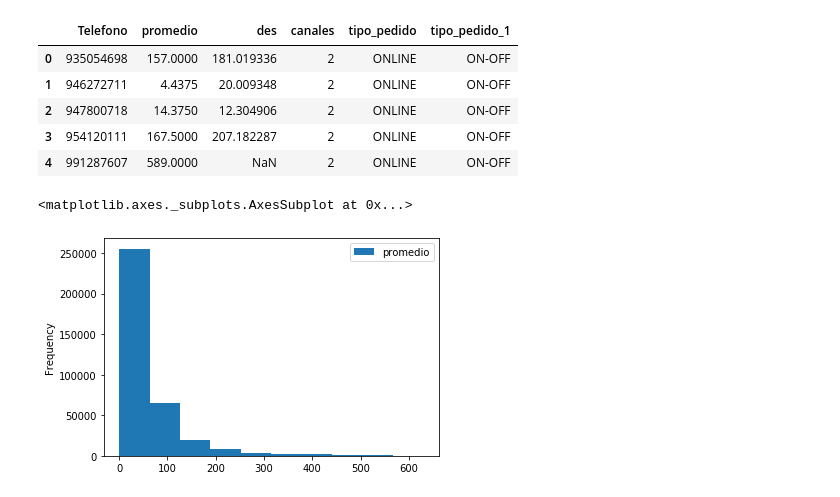
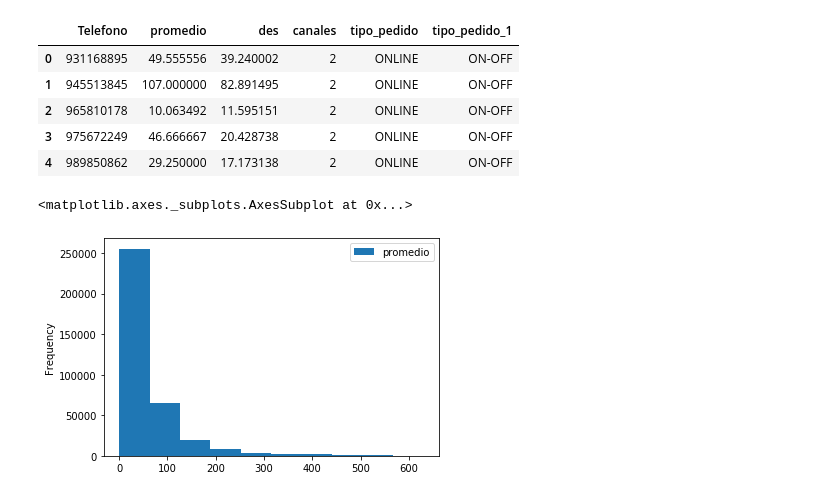
Before and after one commit to fbenavides-gasco/gasco-modelo-fuga, a Jupyter notebook: Pruebas Fuga.ipynb, the cells around one changed output. Saved outputs shown, nothing was run; the diff lists cells and outputs as text; code cells hidden in the pictures.

```diff
--- a/Pruebas Fuga.ipynb
+++ b/Pruebas Fuga.ipynb
@@ -1,8 +1,20 @@
 # %%
 import pandas as pd
+# %%
+#Conexion a GCP - BigQuery
+import pydata_google_auth
+from google.cloud import bigquery
+SCOPES = [
+    'https://www.googleapis.com/auth/cloud-platform',
+    'https://www.googleapis.com/auth/drive',
+]
+credentials = pydata_google_auth.get_user_credentials(
+    SCOPES,
+    auth_local_webserver=True,
+)
+client = bigquery.Client(project='gasco-analytics', credentials=credentials)
 # %%
 query = """
-
 SELECT *,
 CASE WHEN canales = 2 THEN 'ON-OFF'
 WHEN canales = 1 AND tipo_pedido = 'ONLINE' THEN 'ONLINE'
@@ -34,16 +46,21 @@ GROUP BY Telefono
 )
 
 """
-project_id = 'gasco-analytics'
-Clientes = pd.read_gbq(query, project_id = project_id)
-Clientes.head()
+#project_id = 'gasco-analytics'
+#Clientes = pd.read_gbq(query, project_id = project_id)
+#Clientes.head()
-# %% [output]
-|  | Telefono | promedio | des | canales | tipo_pedido | tipo_pedido_1 |
-| 0 | 935054698 | 157.0000 | 181.019336 | 2 | ONLINE | ON-OFF |
-| 1 | 946272711 | 4.4375 | 20.009348 | 2 | ONLINE | ON-OFF |
-| 2 | 947800718 | 14.3750 | 12.304906 | 2 | ONLINE | ON-OFF |
-| 3 | 954120111 | 167.5000 | 207.182287 | 2 | ONLINE | ON-OFF |
-| 4 | 991287607 | 589.0000 | NaN | 2 | ONLINE | ON-OFF |
+# %%
+query_job = client.query(query)  # API request
+#rows = query_job.result()  # Waits for query to finish
+df_transaccional = query_job.to_dataframe()
+df_transaccional.head(5)
+# %% [output]
+|  | Telefono | promedio | des | canales | tipo_pedido | tipo_pedido_1 |
+| 0 | 931168895 | 49.555556 | 39.240002 | 2 | ONLINE | ON-OFF |
+| 1 | 945513845 | 107.000000 | 82.891495 | 2 | ONLINE | ON-OFF |
+| 2 | 965810178 | 10.063492 | 11.595151 | 2 | ONLINE | ON-OFF |
+| 3 | 975672249 | 46.666667 | 20.428738 | 2 | ONLINE | ON-OFF |
+| 4 | 989850862 | 29.250000 | 17.173138 | 2 | ONLINE | ON-OFF |
 # %%
 Clientes[['promedio']].plot.hist()
 # %% [output]
```
Also changed, not shown: 7 other files.
